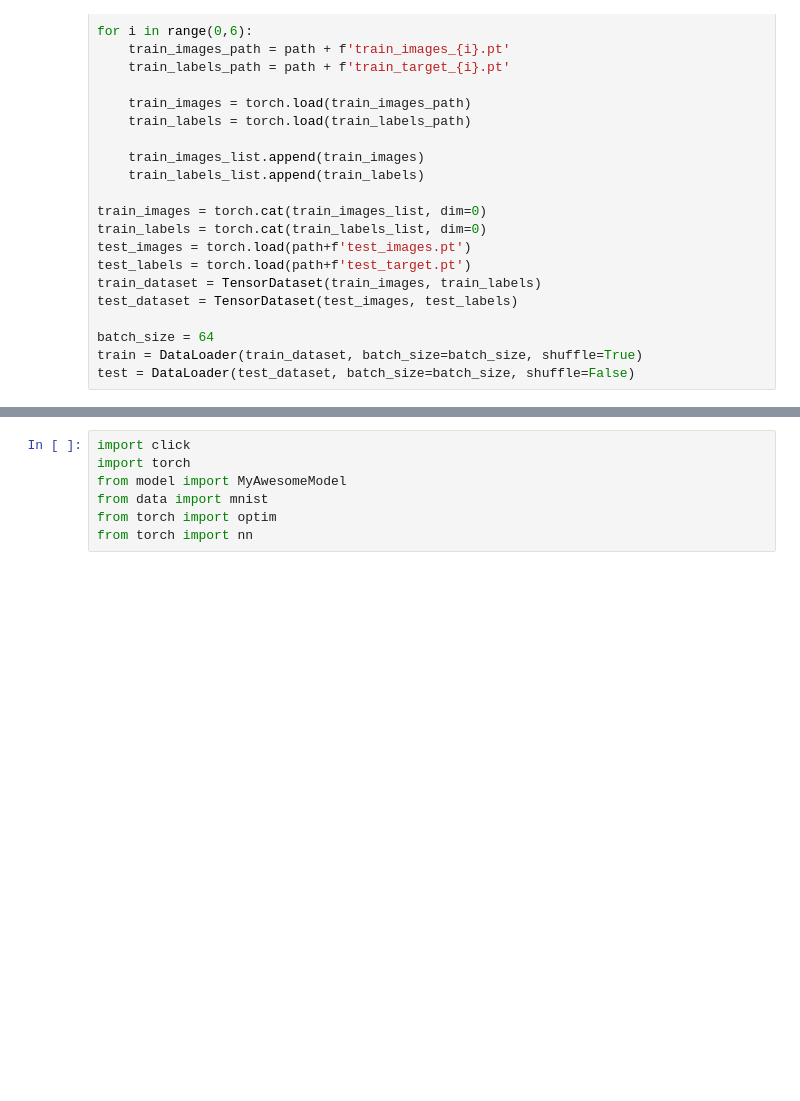
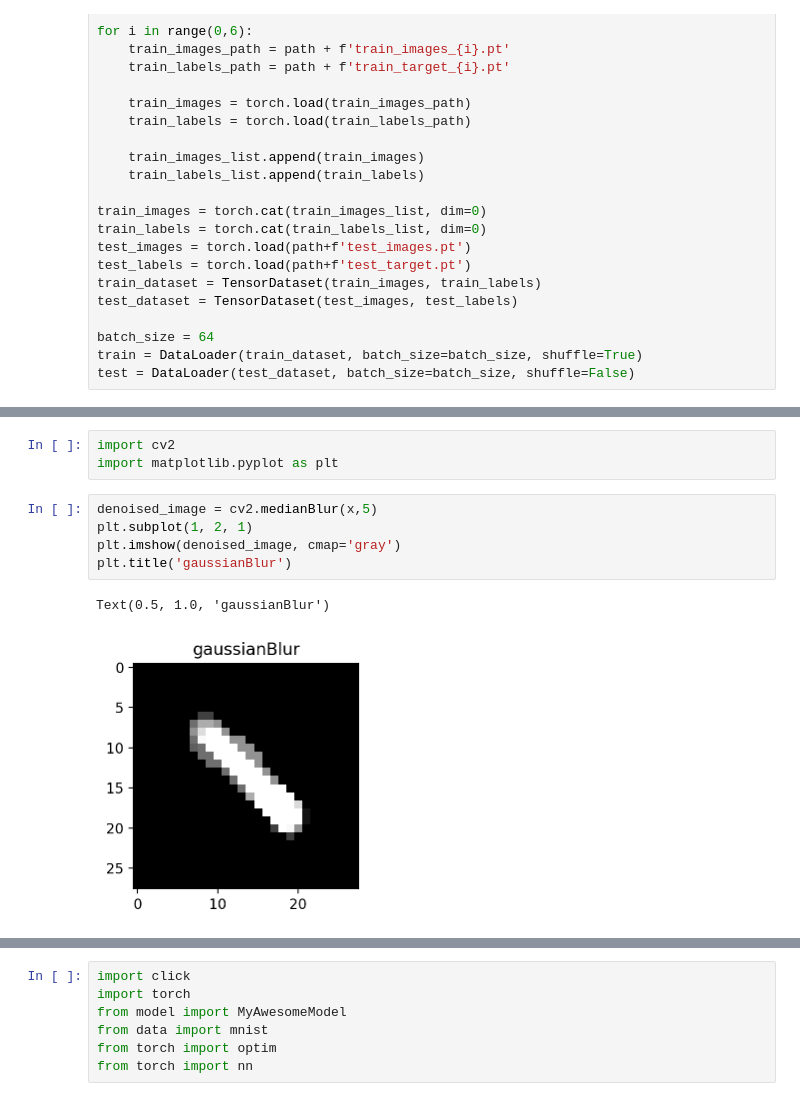
Before and after one commit to adoprox/dtu_mlops, a Jupyter notebook: s1_development_environment/exercise_files/final_exercise/test.ipynb, the cells around one changed output, grey strips where cells are left out. Cells and saved outputs as stored; diff of their text form; blank space fills up the shorter version.

```diff
--- a/s1_development_environment/exercise_files/final_exercise/test.ipynb
+++ b/s1_development_environment/exercise_files/final_exercise/test.ipynb
@@ -49,0 +51,11 @@ plt.imshow(images[2].numpy().squeeze(), cmap='Greys_r');
+# %%
+import cv2
+import matplotlib.pyplot as plt
+# %%
+denoised_image = cv2.medianBlur(x,5)
+plt.subplot(1, 2, 1)
+plt.imshow(denoised_image, cmap='gray')
+plt.title('gaussianBlur')
+# %% [output]
+Text(0.5, 1.0, 'gaussianBlur')
+[figure, added]
```
Also changed, not shown: parts of 6 cells of this notebook.
